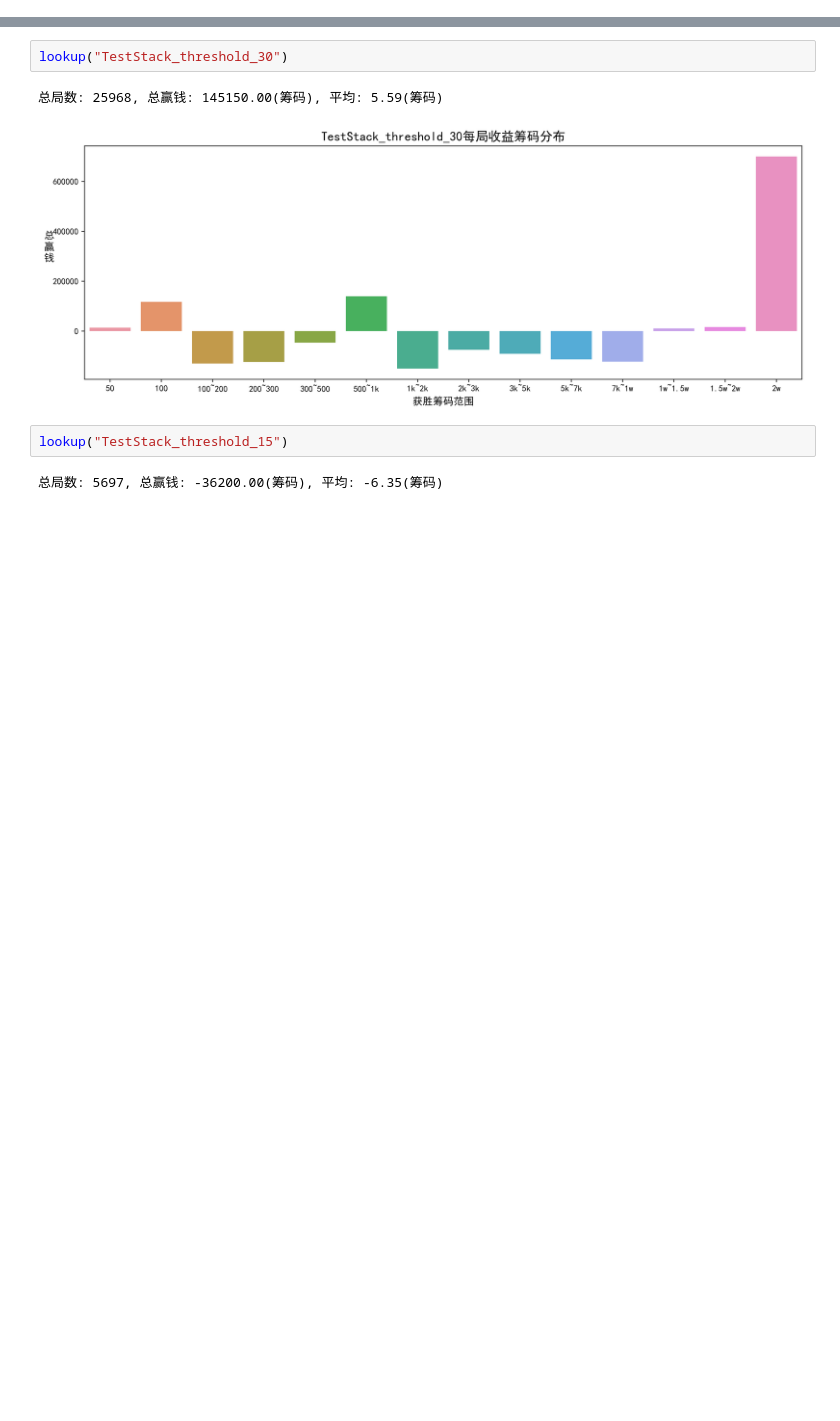
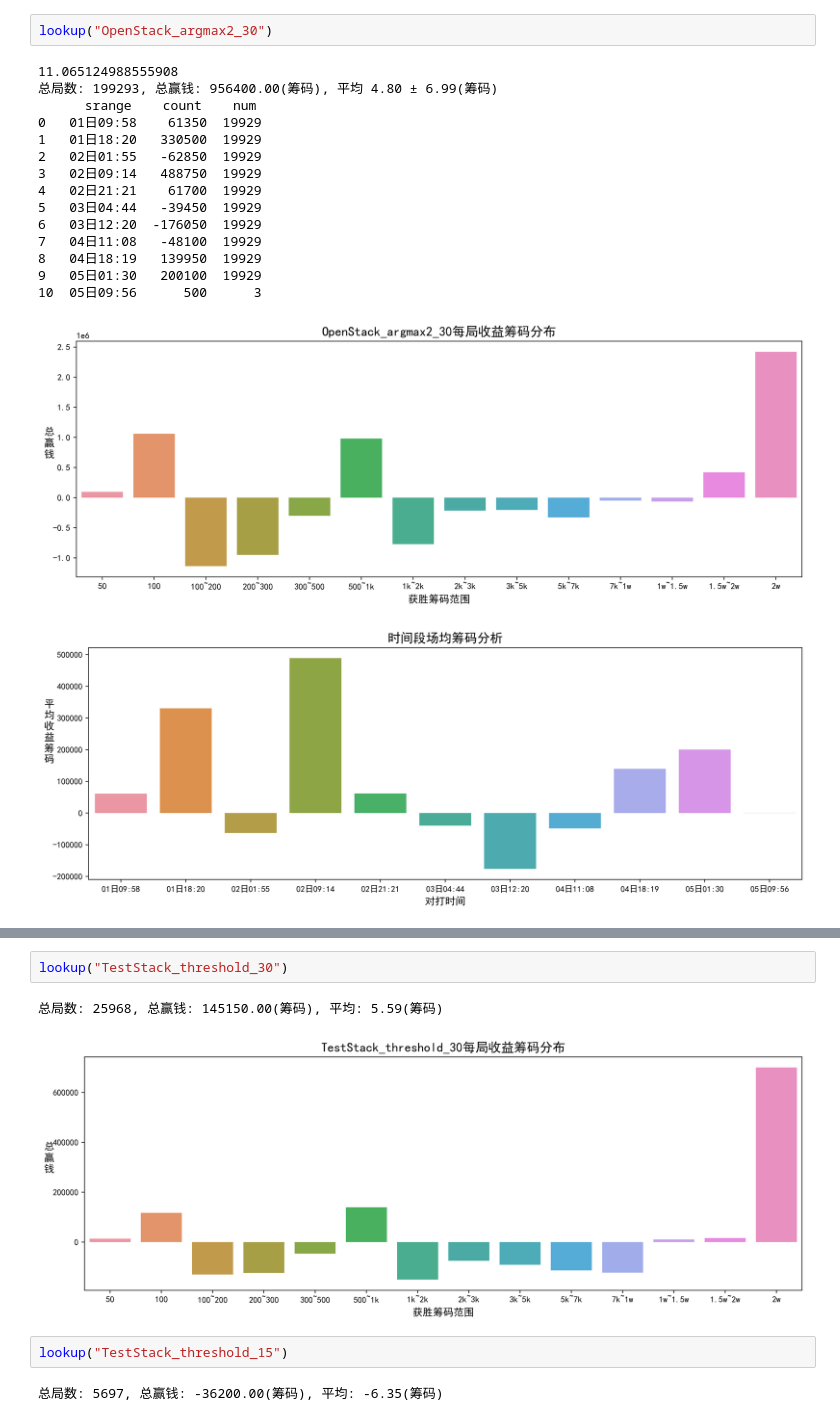
Before and after one commit to rpSebastian/texas_poker, a Jupyter notebook: docs/record/绘制统计图-slumbot.ipynb, the cells around one changed output, grey strips where cells are left out. Saved outputs shown, nothing was run; the diff lists cells and outputs as text; blank space fills up the shorter version.

```diff
--- a/docs/record/绘制统计图-slumbot.ipynb
+++ b/docs/record/绘制统计图-slumbot.ipynb
@@ -77,0 +131,19 @@ def lookup(name):
+# %%
+lookup("OpenStack_argmax2_30")
+# %% [output]
+11.065124988555908
+总局数: 199293, 总赢钱: 956400.00(筹码), 平均 4.80 ± 6.99(筹码)
+      srange    count    num
+0   01日09:58    61350  19929
+1   01日18:20   330500  19929
+2   02日01:55   -62850  19929
+3   02日09:14   488750  19929
+4   02日21:21    61700  19929
+5   03日04:44   -39450  19929
+6   03日12:20  -176050  19929
+7   04日11:08   -48100  19929
+8   04日18:19   139950  19929
+9   05日01:30   200100  19929
+10  05日09:56      500      3
+[figure, added]
+[figure, added]
```
Also changed, not shown: parts of 9 cells of this notebook.
